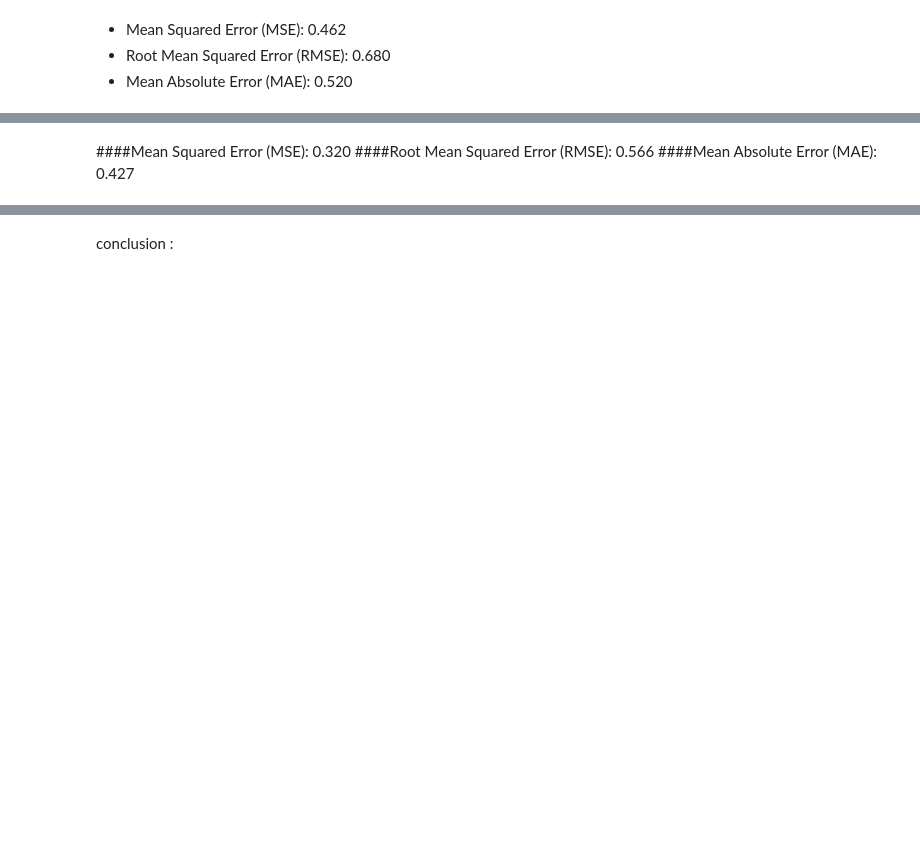
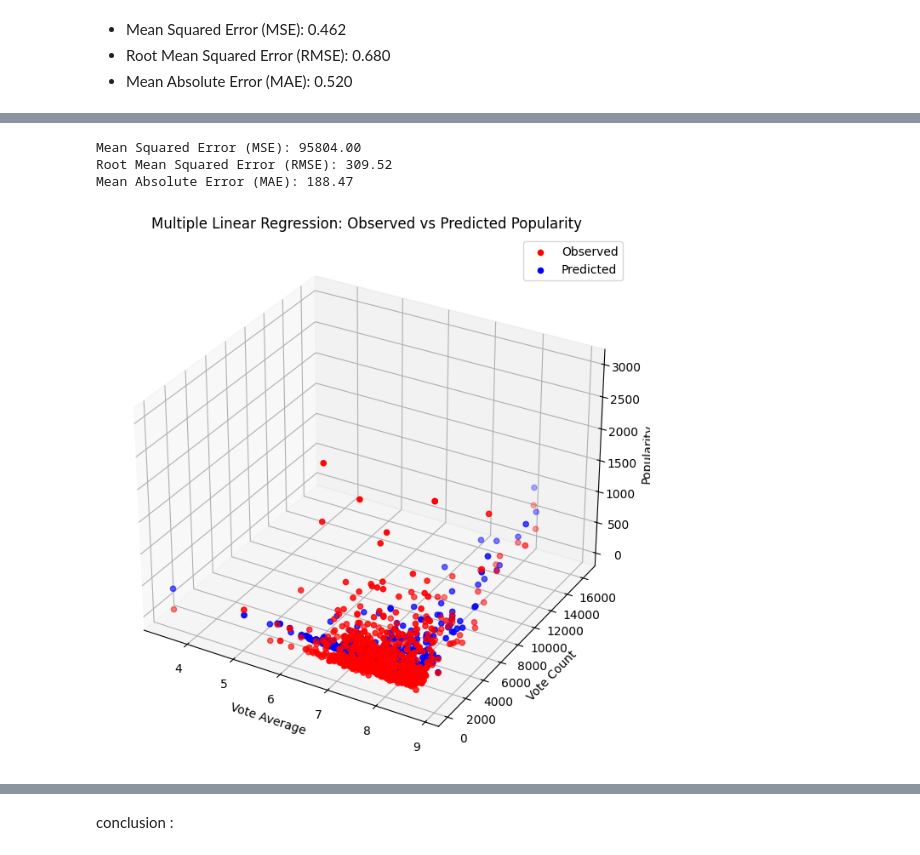
Before and after one commit to slothnojutsu/tripletreat, a Jupyter notebook: Evaluate.ipynb, the cells around one changed output, grey strips where cells are left out. Cells and saved outputs as stored; diff of their text form; code cells hidden in the pictures; blank space fills up the shorter version.

```diff
--- a/Evaluate.ipynb
+++ b/Evaluate.ipynb
@@ -150,4 +108,41 @@ Mean Absolute Error (MAE): 0.17002822594002226
-# %% [markdown]
-####Mean Squared Error (MSE): 0.320
-####Root Mean Squared Error (RMSE): 0.566
-####Mean Absolute Error (MAE): 0.427
+# %%
+# Select multiple attributes for linear regression
+X_multi = data[['vote_average', 'vote_count']]
+y_multi = data['popularity']
+
+# Train-test split
+X_train, X_test, y_train, y_test = train_test_split(X_multi, y_multi, test_size=0.2, random_state=42)
+
+# Train the multiple linear regression model
+multi_lin_reg = LinearRegression()
+multi_lin_reg.fit(X_train, y_train)
+
+# Predict on the test set
+y_pred_multi = multi_lin_reg.predict(X_test)
+
+# Calculate loss functions
+mse_multi = mean_squared_error(y_test, y_pred_multi)
+rmse_multi = np.sqrt(mse_multi)
+mae_multi = mean_absolute_error(y_test, y_pred_multi)
+
+print(f"Mean Squared Error (MSE): {mse_multi:.2f}")
+print(f"Root Mean Squared Error (RMSE): {rmse_multi:.2f}")
+print(f"Mean Absolute Error (MAE): {mae_multi:.2f}")
+
+# Visualize in 3D
+from mpl_toolkits.mplot3d import Axes3D
+fig = plt.figure(figsize=(10, 8))
+ax = fig.add_subplot(111, projection='3d')
+ax.scatter(X_test['vote_average'], X_test['vote_count'], y_test, color='red', label='Observed')
+ax.scatter(X_test['vote_average'], X_test['vote_count'], y_pred_multi, color='blue', label='Predicted')
+ax.set_xlabel("Vote Average")
+ax.set_ylabel("Vote Count")
+ax.set_zlabel("Popularity")
+ax.set_title("Multiple Linear Regression: Observed vs Predicted Popularity")
+ax.legend()
+plt.show()
+# %% [output]
+Mean Squared Error (MSE): 95804.00
+Root Mean Squared Error (RMSE): 309.52
+Mean Absolute Error (MAE): 188.47
+[figure, added]
```
Also changed, not shown: parts of 36 cells of this notebook.
